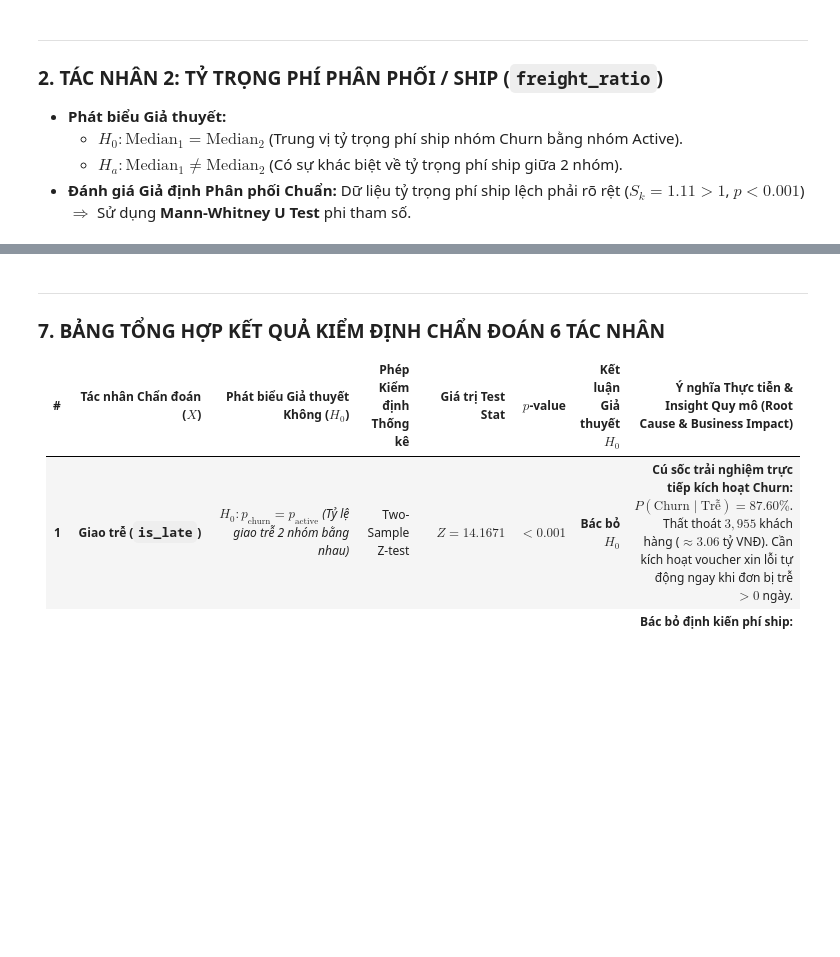
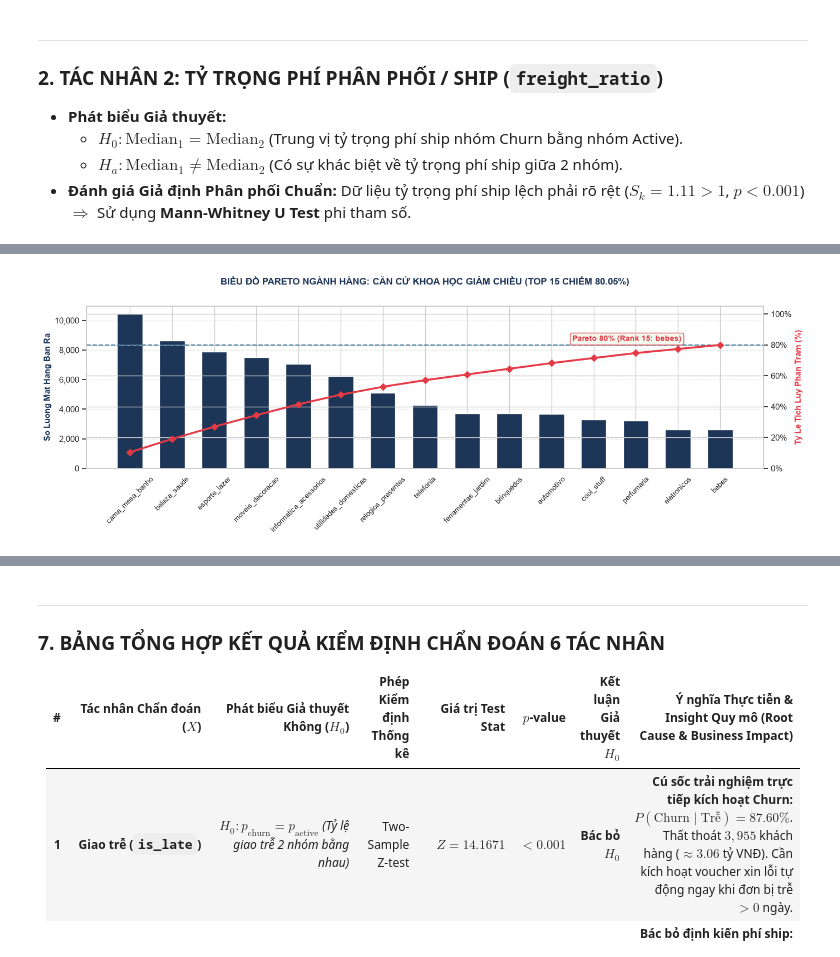
Before and after one commit to TheUn4given123jkbkjs/Data_Analytic_and_Visualization_Olist, a Jupyter notebook: 02_Diagnostic/Diagnostic_Analysis.ipynb, the cells around one changed output, grey strips where cells are left out. Drawn from its saved outputs; the diff is of its cells as text; code cells hidden in the pictures; blank space fills up the shorter version.

```diff
--- a/02_Diagnostic/Diagnostic_Analysis.ipynb
+++ b/02_Diagnostic/Diagnostic_Analysis.ipynb
@@ -342,47 +346,56 @@ Xác suất có điều kiện P(Churn | Review 1-2 sao): 83.81%
 # %%
-# 1. Tính toán Thống kê Chi-Square Test
-top10_cats = delivered['product_category_name'].value_counts().nlargest(10).index
-delivered_top10 = delivered[delivered['product_category_name'].isin(top10_cats)]
-ct_cat = pd.crosstab(delivered_top10['product_category_name'], delivered_top10['is_churn'])
+# 1. BIEU DO PARETO NGANH HANG (PARETO 80/20) & KIEM DINH CHI-SQUARE
+delivered_items = (items
+    .merge(products, on='product_id')
+    .merge(orders[['order_id', 'order_status', 'customer_id']], on='order_id')
+    .merge(customers[['customer_id', 'customer_unique_id']], on='customer_id')
+)
+delivered_items = delivered_items[delivered_items['order_status'] == 'delivered']
 
-chi2_stat5, p_val5, dof5, ex5 = stats.chi2_contingency(ct_cat)
-print(f"Chi-Square statistic: {chi2_stat5:.4f} | degrees of freedom: {dof5} | p-value: {p_val5:.4e}")
+cat_counts = delivered_items['product_category_name'].fillna('unknown').value_counts()
+cum_pct = (cat_counts.cumsum() / cat_counts.sum()) * 100
+top15_cats = cat_counts.head(15)
+top15_cum = cum_pct.head(15)
 
-cat_churn_rate = ct_cat[1] / (ct_cat[0] + ct_cat[1]) * 100
-cat_total = ct_cat[0] + ct_cat[1]
-cat_summary = pd.DataFrame({
-    'category': ct_cat.index,
-    'churn_rate': cat_churn_rate.values,
-    'total_orders': cat_total.values,
-    'churn_count': ct_cat[1].values,
-    'active_count': ct_cat[0].values
-}).sort_values('churn_rate', ascending=False)
+fig, ax1 = plt.subplots(figsize=(14, 5))
+bars = ax1.bar(top15_cats.index, top15_cats.values, color='#1d3557', width=0.6, zorder=3)
+ax1.set_ylabel('So Luong Mat Hang Ban Ra', fontsize=11, fontweight='bold', color='#1d3557')
+ax1.tick_params(axis='x', rotation=45, labelsize=9.5)
+ax1.yaxis.set_major_formatter(mticker.StrMethodFormatter('{x:,.0f}'))
+ax1.grid(axis='y', linestyle='--', alpha=0.5, zorder=0)
 
-# 2. Vẽ Biểu đồ Tỷ lệ Churn theo Top 10 Ngành hàng
-fig, (ax1, ax2) = plt.subplots(1, 2, figsize=(15, 6))
+ax2 = ax1.twinx()
+line = ax2.plot(top15_cats.index, top15_cum.values, color='#e63946', marker='D', markersize=6, linewidth=2.5, zorder=4)
+ax2.set_ylabel('Ty Le Tich Luy Phan Tram (%)', fontsize=11, fontweight='bold', color='#e63946')
+ax2.set_ylim(0, 105)
+ax2.yaxis.set_major_formatter(mticker.PercentFormatter())
+ax2.axhline(80.05, color='#457b9d', linestyle='--', linewidth=1.5)
+ax2.text(len(top15_cats)-4.5, 82.5, 'Pareto 80% (Rank 15: bebes)', color='#e63946', fontweight='bold', fontsize=10,
+         bbox=dict(boxstyle='round,pad=0.3', facecolor='#f1faee', edgecolor='#e63946', alpha=0.9))
 
-# Subplot 1: Tỷ lệ Churn (%)
-sns.barplot(data=cat_summary, y='category', x='churn_rate', palette='Reds_r', ax=ax1, edgecolor='black')
-ax1.set_xlabel('Tỷ lệ Churn (%)', fontweight='bold')
-ax1.set_ylabel('Top 10 Ngành hàng', fontweight='bold')
-ax1.set_title('A. Tỷ lệ Churn theo Ngành hàng (Chi-Square p < 0.001)', fontweight='bold')
-baseline_churn = (cust_diag['is_churn'].mean()) * 100
-ax1.axvline(baseline_churn, color='blue', linestyle='--', linewidth=1.5, label=f'Churn TB Sàn ({baseline_churn:.1f}%)')
-ax1.legend(loc='lower right')
-for i, row in cat_summary.reset_index(drop=True).iterrows():
-    ax1.text(row['churn_rate'] + 0.5, i, f"{row['churn_rate']:.1f}%", va='center', fontweight='bold')
-ax1.set_xlim(65, 93)
+plt.title('BIỂU ĐỒ PARETO NGÀNH HÀNG: CĂN CỨ KHOA HỌC GIẢM CHIỀU (TOP 15 CHIẾM 80.05%)\n',
+          fontsize=12, fontweight='bold', pad=15, color='#1d3557')
+plt.tight_layout()
+plt.savefig('factor5_pareto_categories.png', dpi=300)
+plt.show()
 
-# Subplot 2: Quy mô Đơn hàng
-sns.barplot(data=cat_summary, y='category', x='total_orders', palette='Blues_r', ax=ax2, edgecolor='black')
-ax2.set_xlabel('Tổng số Đơn hàng (Quy mô)', fontweight='bold')
-ax2.set_ylabel('')
-ax2.set_yticklabels([])
-ax2.set_title('B. Quy mô Đơn hàng Top 10 Ngành hàng', fontweight='bold')
-for i, row in cat_summary.reset_index(drop=True).iterrows():
-    ax2.text(row['total_orders'] + 100, i, f"{int(row['total_orders']):,}", va='center', fontweight='bold')
+# 2. Kiem dinh Chi-Square cho Top Nganh hang vs Churn
+delivered_cust_cat = delivered_items.groupby('customer_unique_id')['product_category_name'].first().reset_index()
+cust_diag_reset = cust_diag.reset_index()
+if 'customer_unique_id' not in cust_diag_reset.columns and 'index' in cust_diag_reset.columns:
+    cust_diag_reset = cust_diag_reset.rename(columns={'index': 'customer_unique_id'})
 
-plt.tight_layout()
-plt.savefig('factor5_category_churn.png', dpi=300, bbox_inches='tight')
-plt.show()
+merged_cat_churn = delivered_cust_cat.merge(cust_diag_reset[['customer_unique_id', 'churn']], on='customer_unique_id')
+
+contingency_cat = pd.crosstab(
+    merged_cat_churn[merged_cat_churn['product_category_name'].isin(top15_cats.index)]['product_category_name'],
+    merged_cat_churn['churn']
+)
+
+chi2_cat, p_cat, dof_cat, exp_cat = stats.chi2_contingency(contingency_cat)
+print(f'=== KET QUA KIEM DINH CHI-SQUARE NGANH HANG (TOP 15) ===')
+print(f'Chi-square Statistic (χ²): {chi2_cat:.4f}')
+print(f'Degrees of Freedom (df):   {dof_cat}')
+print(f'p-value:                   {p_cat:.4e} (p < 0.001 -> Bac bo H0)')
 # %% [output]
+[figure, new version]
```
Also changed, not shown: parts of 13 cells of this notebook, 24 other files.
